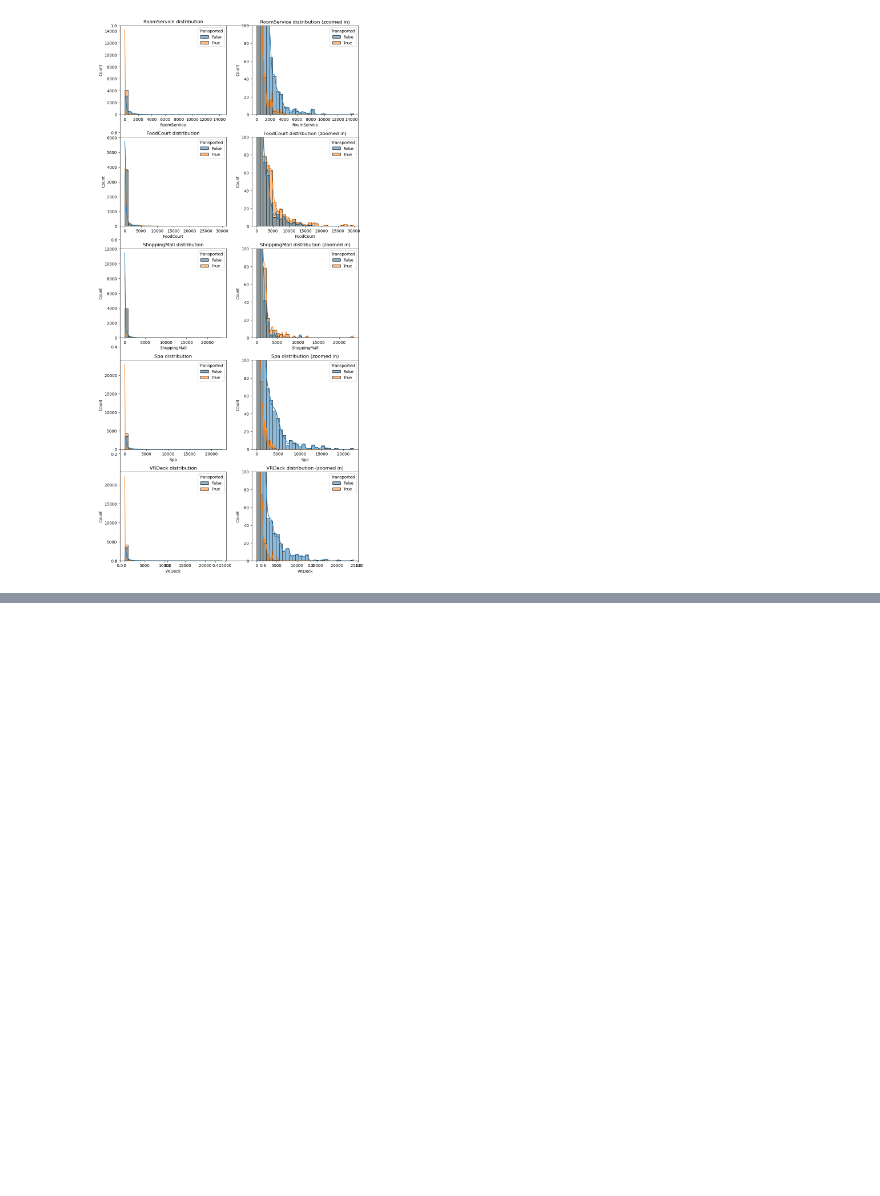
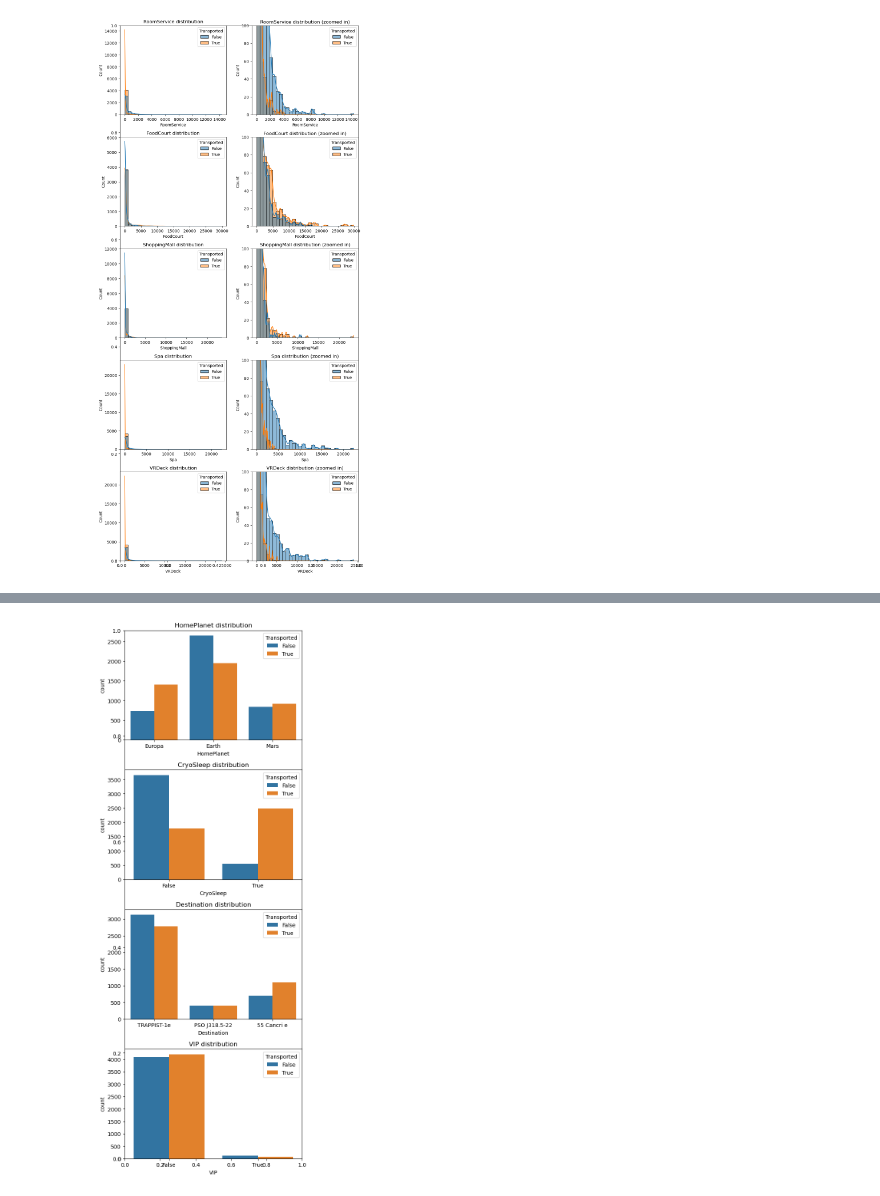
Before and after one commit to luukvanroessel/ML, a Jupyter notebook: practice/spaceship_titanic/spaceship_titanic_example.ipynb, the cells around one changed output, grey strips where cells are left out. Drawn from its saved outputs; the diff is of its cells as text; code cells hidden in the pictures; blank space fills up the shorter version.

```diff
--- a/practice/spaceship_titanic/spaceship_titanic_example.ipynb
+++ b/practice/spaceship_titanic/spaceship_titanic_example.ipynb
@@ -184,0 +214,13 @@ plt.show()
+# %%
+categorical_features = ['HomePlanet', 'CryoSleep', 'Destination', 'VIP']
+
+fig, ax = plt.subplots(figsize=(6, 15), sharex=False)
+
+for i, feature in enumerate(categorical_features):
+    ax = fig.add_subplot(len(categorical_features), 1, i+1)
+    sns.countplot(data=train_df, x=feature, hue="Transported", axes = ax)
+    ax.set_title(f"{feature} distribution")
+
+plt.tight_layout()
+# %% [output]
+[figure, added]
```
Also changed, not shown: parts of 14 cells of this notebook.
